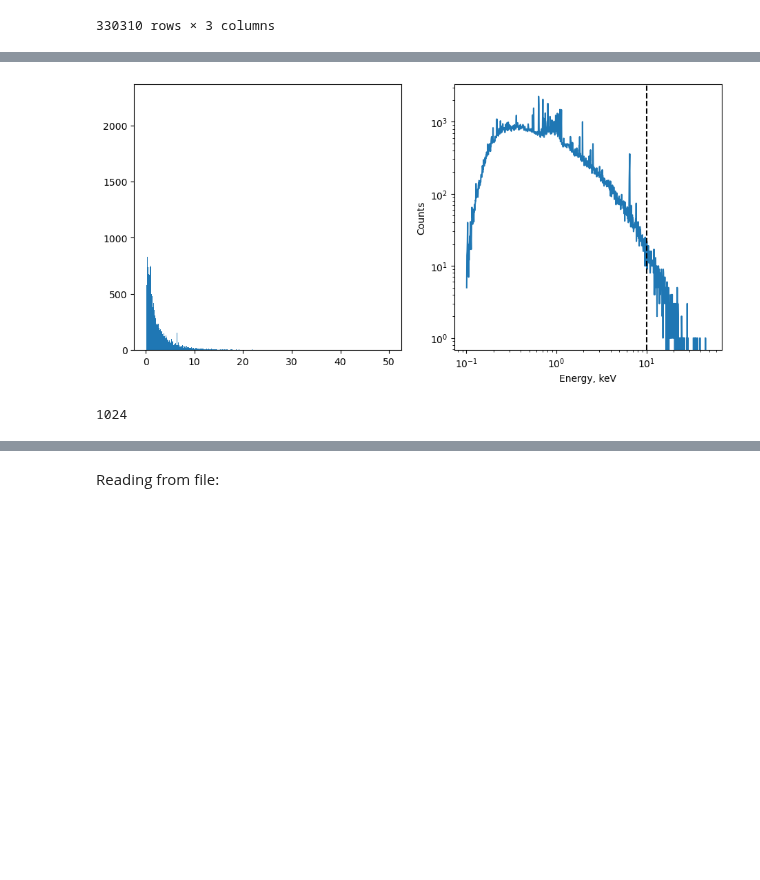
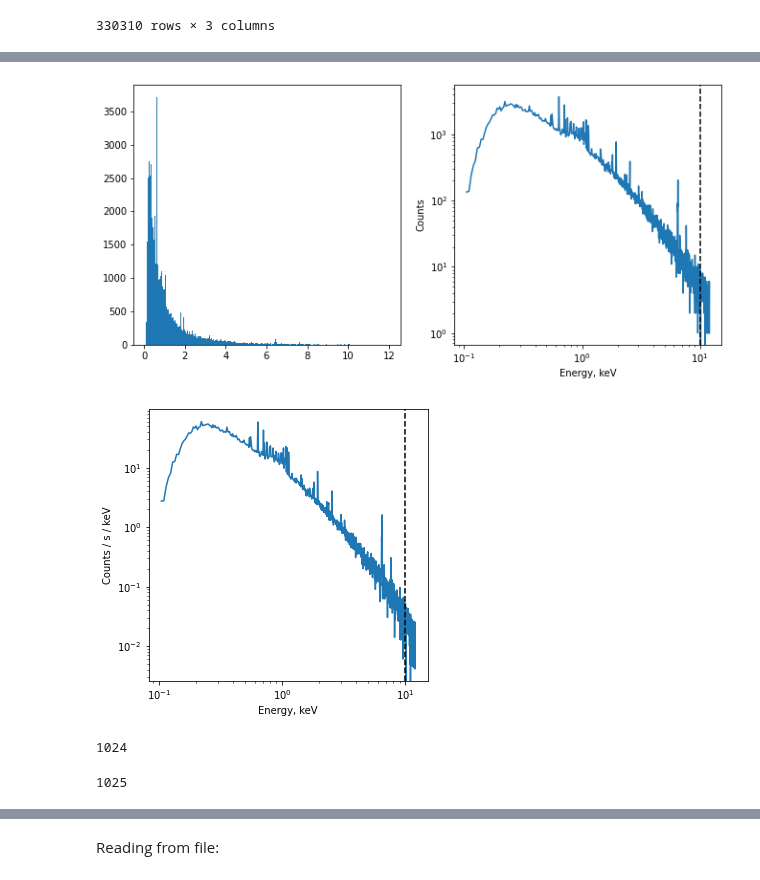
Before and after one commit to pi4imu/magneticum, a Jupyter notebook: spectra_from_photons.ipynb, the cells around one changed output, grey strips where cells are left out. Cells and saved outputs as stored; diff of their text form; code cells hidden in the pictures; blank space fills up the shorter version.

```diff
--- a/spectra_from_photons.ipynb
+++ b/spectra_from_photons.ipynb
@@ -148,7 +159,7 @@ plt.show()
 # %% [markdown]
 #### Adding slices from Phox and drawing in 3D:
 # %%
-wd = "/home/aleksei/work/clusters/data/eROSITA_30.0x30.0/Phox/"
+wd = "../data/eROSITA_30.0x30.0/Phox/"
 mylist = sorted(os.listdir(wd))
 
 phlists = [item for item in mylist if item[:6] == "phlist"]
@@ -339,7 +385,7 @@ RA_c, DEC_c, R_vir, R_500_rescaled
 # %% [output]
 (22.780954599999998, 19.6874032, 0.7815042299999999, 0.19248360419179314)
 # %%
-hdul = fits.open("/home/aleksei/work/clusters/data/eROSITA_30.0x30.0/Phox/phlist_"+snap_id+".fits")
+hdul = fits.open("../data/eROSITA_30.0x30.0/Phox/phlist_"+snap_id+".fits")
 
 SLICE = pd.DataFrame(hdul[2].data[:])
 
@@ -365,7 +411,7 @@ from astropy.table import Table
 # %%
 def extract_photons(ra_cl, dec_cl, R_cl, snapID):
 
-    t = Table.read("/home/aleksei/work/clusters/data/eROSITA_30.0x30.0/Phox/phlist_"+snapID+".fits", hdu=2)
+    t = Table.read("../data/eROSITA_30.0x30.0/Phox/phlist_"+snapID+".fits", hdu=2)
 
     SLICE = t.to_pandas()
 
@@ -385,7 +431,7 @@ def extract_photons(ra_cl, dec_cl, R_cl, snapID):
     return df.drop("check", axis=1)
 
 
-dddfff = extract_photons(RA_c, DEC_c, R_vir, '140')
+dddfff = extract_photons(RA_c, DEC_c, R_vir, snap_id)
 
 display(dddfff)
 # %% [output]
@@ -427,0 +472,6 @@ plt.show()
+# %%
+rrrr = fits.open('../erosita/erosita_pirmf_v20210719.rmf')
+rrrr.info()
+ff = rrrr[1].data
+len(ff["E_MIN"])
+#np.append(ff["E_MIN"], [12.0])
@@ -428,29 +485,44 @@ plt.show()
 # %%
 N_channels = 1024
 
 #dummyrsp = np.linspace(0.1, 50.0, N_channels+1)
-dummyrsp = np.logspace(np.log10(0.1), np.log10(50.0), N_channels+1)
+#dummyrsp = np.logspace(np.log10(0.1), np.log10(12.0), N_channels+1)
+dummyrsp = np.append(ff["E_MIN"], [12.0])
 
 plt.figure(figsize=(11, 5))
 
 plt.subplot(121)
 counts, energies, _ =  plt.hist(dddfff["ENERGY"], bins = dummyrsp)
 
 plt.subplot(122)
 plt.plot(energies[1:], counts)
 plt.xscale('log')
 plt.yscale('log')
 plt.axvline(10.0, linestyle = '--', color='black')
 plt.xlabel("Energy, keV")
 plt.ylabel("Counts")
 
+plt.figure(figsize=(5, 5))
+
+plt.plot(energies[1:], [a/b/10000 for a, b in zip(counts, np.diff(dummyrsp))])
+plt.xscale('log')
+plt.yscale('log')
+plt.axvline(10.0, linestyle = '--', color='black')
+plt.xlabel("Energy, keV")
+plt.ylabel("Counts / s / keV")
+
 plt.show()
 # %% [output]
-[figure, old version]
+[figure, new version]
+[figure, added]
 # %%
 len(np.diff(energies))
 # %% [output]
 1024
+# %%
+len(energies)
+# %% [output]
+1025
 # %%
 datfile = pd.DataFrame({"ENERG_LO":energies[:-1], "ENERG_HI":energies[1:], "COUNTS":counts}) #
 datfile
```
Also changed, not shown: parts of 69 cells of this notebook, 1 other file.
